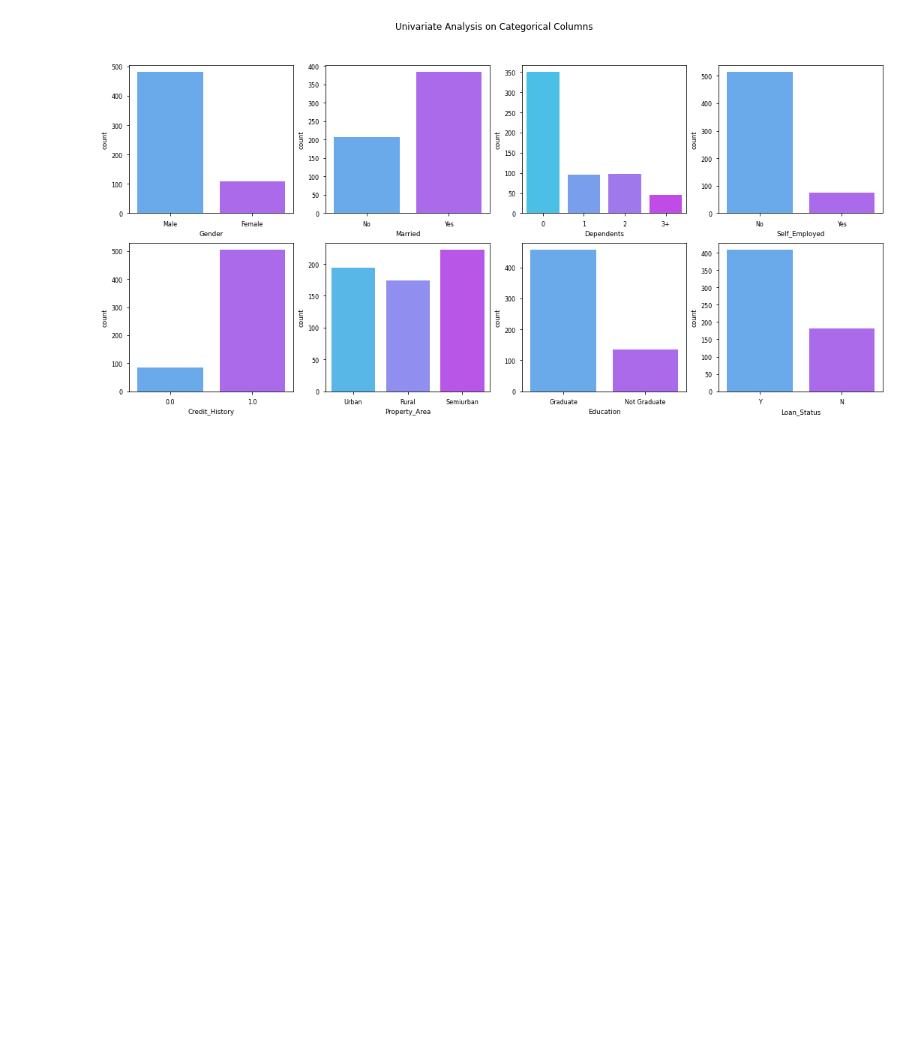
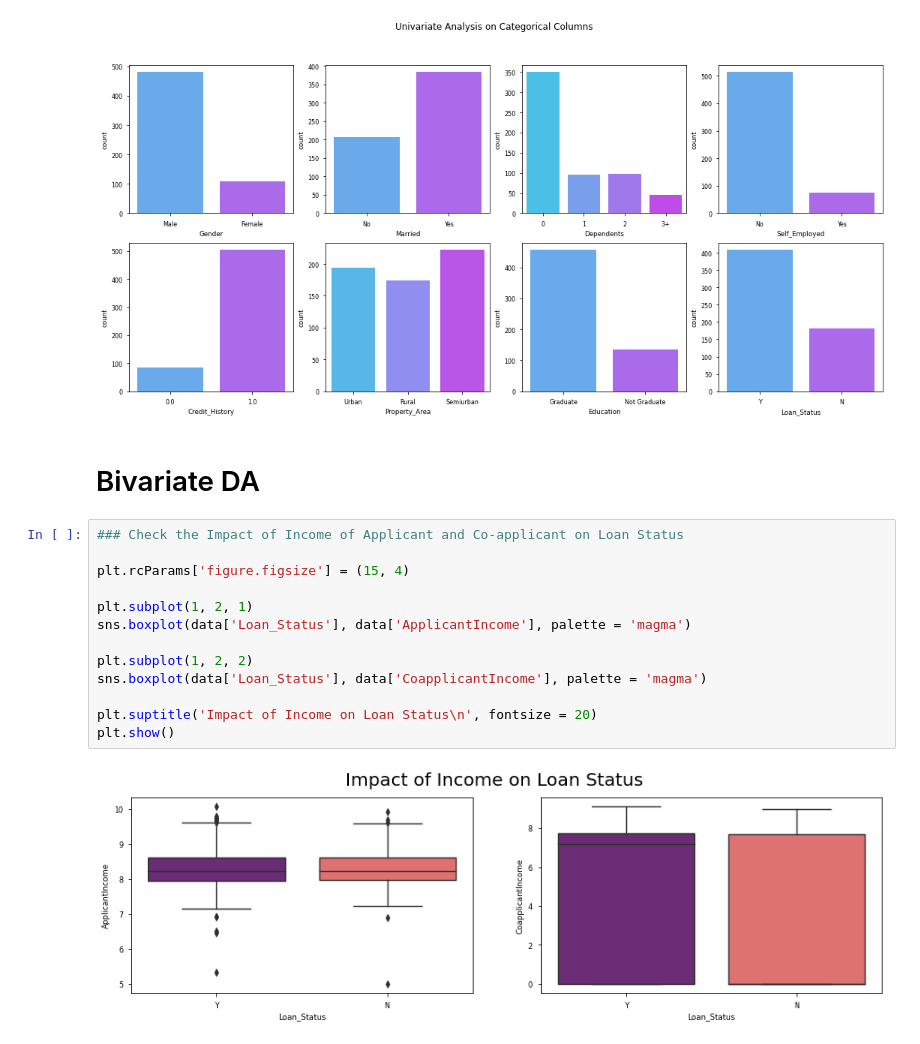
Before and after one commit to rohith1125/Loan-Predictor, a Jupyter notebook: Loan Status Prediction.ipynb, the cells around one changed output. Drawn from its saved outputs; the diff is of its cells as text; blank space fills up the shorter version.

Commit message:
Update Loan Status Prediction.ipynb
Skewness Removal, Bivariate DA, Compare Categorical Data with Target Columns, Data Preparation, Balancing Data

```diff
--- a/Loan Status Prediction.ipynb
+++ b/Loan Status Prediction.ipynb
@@ -237,3 +237,20 @@ plt.suptitle('Univariate Analysis on Categorical Columns')
 plt.show()
 # %% [output]
 [figure]
+# %% [markdown]
+# Bivariate DA
+# %%
+### Check the Impact of Income of Applicant and Co-applicant on Loan Status
+
+plt.rcParams['figure.figsize'] = (15, 4)
+
+plt.subplot(1, 2, 1)
+sns.boxplot(data['Loan_Status'], data['ApplicantIncome'], palette = 'magma')
+
+plt.subplot(1, 2, 2)
+sns.boxplot(data['Loan_Status'], data['CoapplicantIncome'], palette = 'magma')
+
+plt.suptitle('Impact of Income on Loan Status\n', fontsize = 20)
+plt.show()
+# %% [output]
+[figure, added]
```
Also changed, not shown: parts of 13 cells of this notebook.
